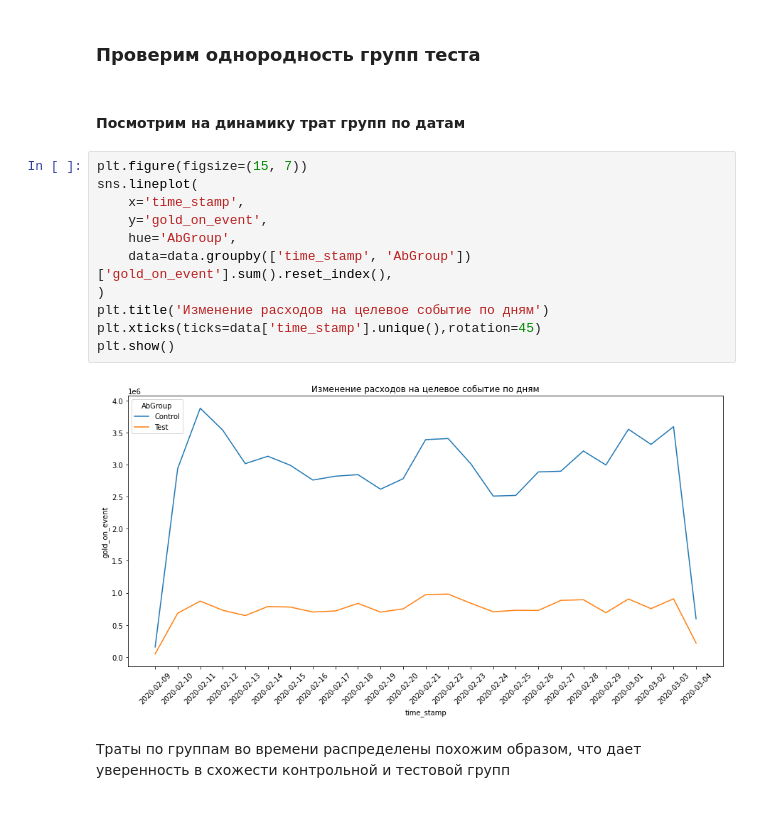
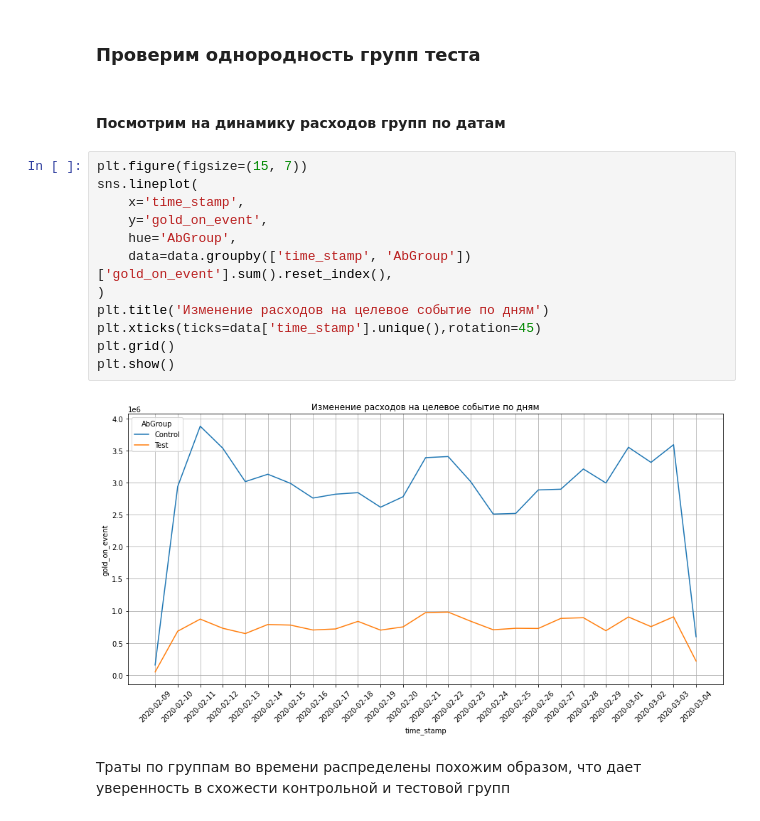
Before and after one commit to MaksimPerepeliuk/data_analysis, a Jupyter notebook: ab_test_analysis_game_currency_spending/ab_test_gamedev.ipynb, the cells around one changed output. Saved outputs shown, nothing was run; the diff lists cells and outputs as text.

```diff
--- a/ab_test_analysis_game_currency_spending/ab_test_gamedev.ipynb
+++ b/ab_test_analysis_game_currency_spending/ab_test_gamedev.ipynb
@@ -211,20 +211,21 @@ data = data[data['user_id'].isin(intersection_users) == False]
 # %% [markdown]
 ### Проверим однородность групп теста
 # %% [markdown]
-#### Посмотрим на динамику трат групп по датам
+#### Посмотрим на динамику расходов групп по датам
 # %%
 plt.figure(figsize=(15, 7))
 sns.lineplot(
     x='time_stamp',
     y='gold_on_event',
     hue='AbGroup',
     data=data.groupby(['time_stamp', 'AbGroup'])['gold_on_event'].sum().reset_index(),
 )
 plt.title('Изменение расходов на целевое событие по дням')
 plt.xticks(ticks=data['time_stamp'].unique(),rotation=45)
+plt.grid()
 plt.show()
 # %% [output]
-[figure, old version]
+[figure, new version]
 # %% [markdown]
 Траты по группам во времени распределены похожим образом, что дает уверенность в схожести контрольной и тестовой групп
 # %% [markdown]
```
Also changed, not shown: parts of 16 cells of this notebook.
